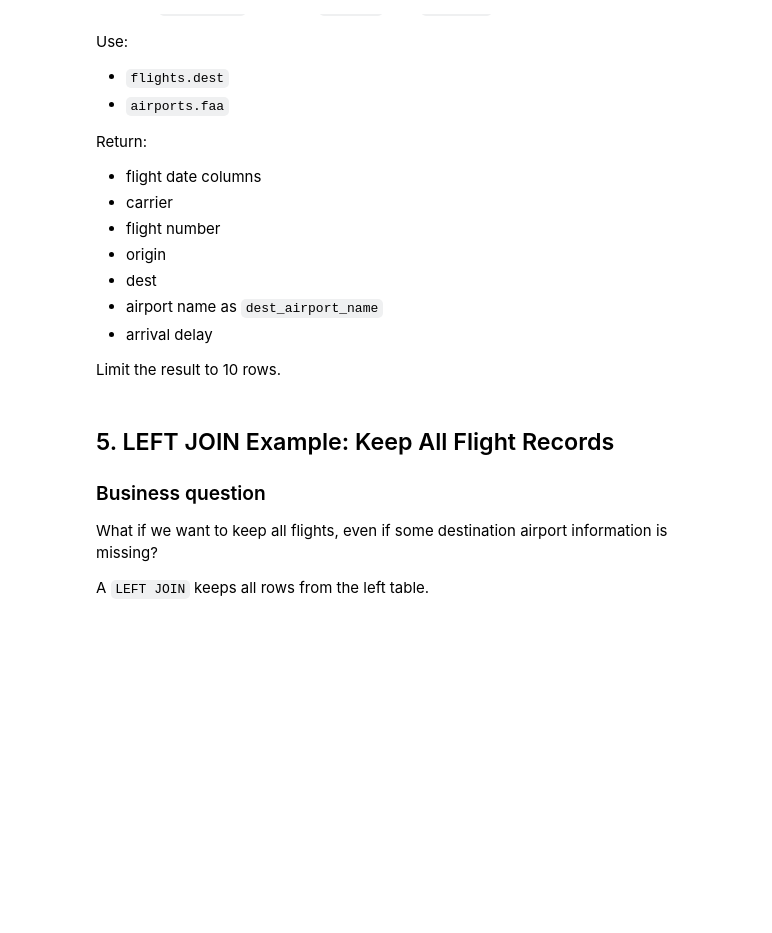
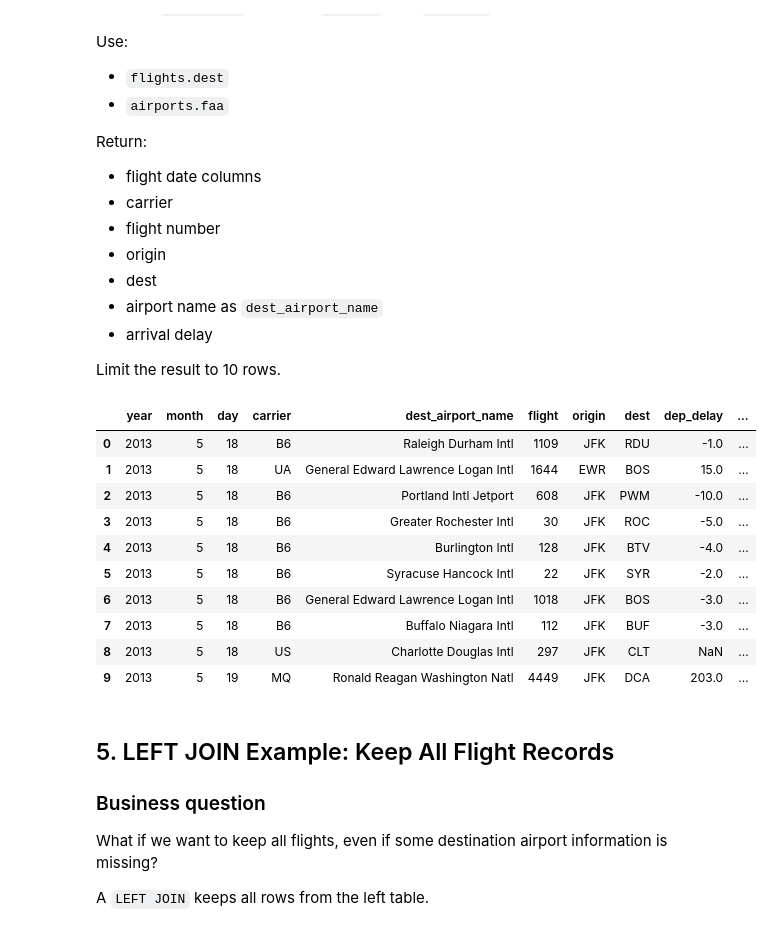
Before and after one commit to JoeG-UTSA/BAN6003-Week09-10-JoeGarcia, a Jupyter notebook: notebooks/module10_sql_joins_abt_guided_lab.ipynb, the cells around one changed output. Drawn from its saved outputs; the diff is of its cells as text; code cells hidden in the pictures; blank space fills up the shorter version.

```diff
--- a/notebooks/module10_sql_joins_abt_guided_lab.ipynb
+++ b/notebooks/module10_sql_joins_abt_guided_lab.ipynb
@@ -257,11 +257,37 @@ Limit the result to 10 rows.
 # %%
 # Your Turn 1
 
 query = '''
-
+SELECT
+    f.year,
+    f.month,
+    f.day,
+    f.carrier,
+    ap.name AS dest_airport_name,
+    f.flight,
+    f.origin,
+    f.dest,
+    f.dep_delay,
+    f.arr_delay
+FROM flights AS f
+INNER JOIN airports AS ap
+    ON f.dest = ap.faa
+LIMIT 10;
 '''
 
 run_query(query, engine)
+# %% [output]
+|  | year | month | day | carrier | dest_airport_name | flight | origin | dest | dep_delay | ... |
+| 0 | 2013 | 5 | 18 | B6 | Raleigh Durham Intl | 1109 | JFK | RDU | -1.0 | ... |
+| 1 | 2013 | 5 | 18 | UA | General Edward Lawrence Logan Intl | 1644 | EWR | BOS | 15.0 | ... |
+| 2 | 2013 | 5 | 18 | B6 | Portland Intl Jetport | 608 | JFK | PWM | -10.0 | ... |
+| 3 | 2013 | 5 | 18 | B6 | Greater Rochester Intl | 30 | JFK | ROC | -5.0 | ... |
+| 4 | 2013 | 5 | 18 | B6 | Burlington Intl | 128 | JFK | BTV | -4.0 | ... |
+| 5 | 2013 | 5 | 18 | B6 | Syracuse Hancock Intl | 22 | JFK | SYR | -2.0 | ... |
+| 6 | 2013 | 5 | 18 | B6 | General Edward Lawrence Logan Intl | 1018 | JFK | BOS | -3.0 | ... |
+| 7 | 2013 | 5 | 18 | B6 | Buffalo Niagara Intl | 112 | JFK | BUF | -3.0 | ... |
+| 8 | 2013 | 5 | 18 | US | Charlotte Douglas Intl | 297 | JFK | CLT | NaN | ... |
+| 9 | 2013 | 5 | 19 | MQ | Ronald Reagan Washington Natl | 4449 | JFK | DCA | 203.0 | ... |
 # %% [markdown]
 ## 5. LEFT JOIN Example: Keep All Flight Records
 
```
Also changed, not shown: parts of 6 cells of this notebook.
